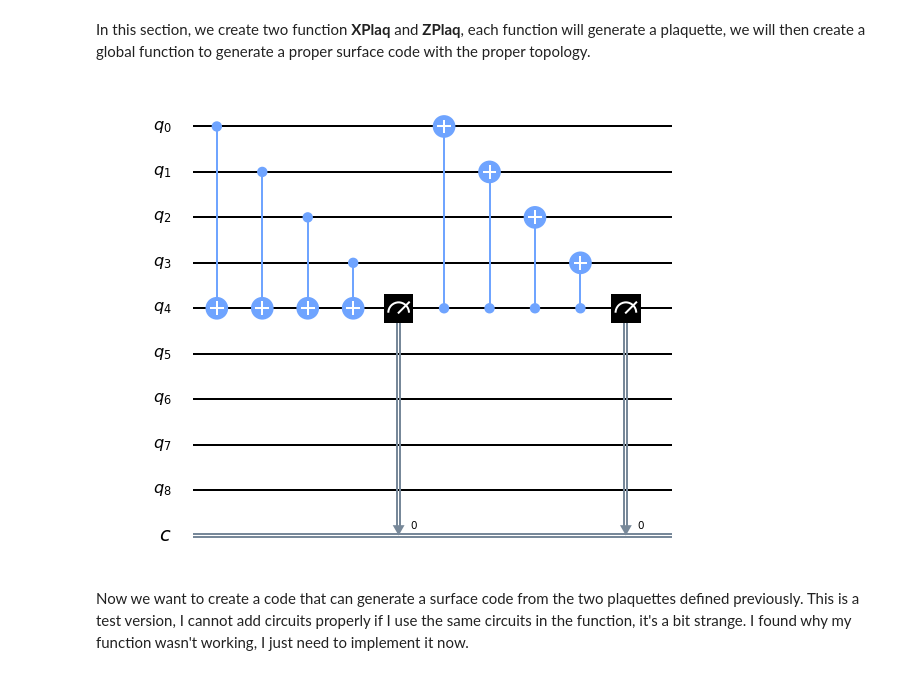
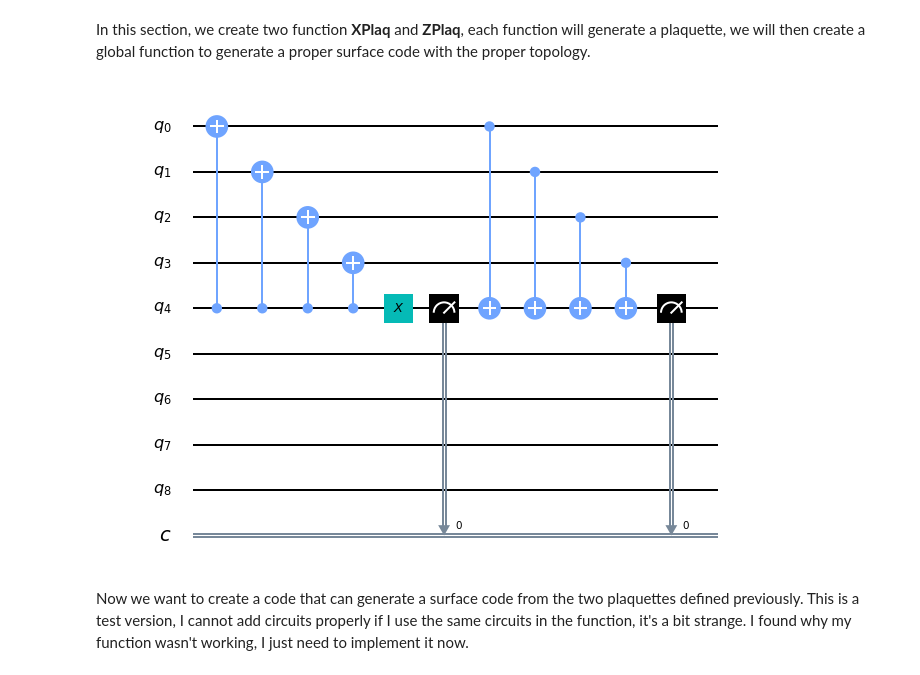
Before and after one commit to bguttel/Quantum-Computing--UGA, a Jupyter notebook: MinSurfCode_INPROGRESS.ipynb, the cells around one changed output. Saved outputs shown, nothing was run; the diff lists cells and outputs as text; code cells hidden in the pictures.

```diff
--- a/MinSurfCode_INPROGRESS.ipynb
+++ b/MinSurfCode_INPROGRESS.ipynb
@@ -17,34 +17,36 @@ In this section, we create two function __XPlaq__ and __ZPlaq__, each function w
 # %%
 N_plaq = 1
 N_qubit = 9
 #X_plaquette
 syndrome = 4
 
 def X_Plaq(syndrome,q1,q2,q3,q4,Classical_Circuit,circ_plaqX,N_qubit,N_plaq):
     circ_plaqX = QuantumCircuit(N_qubit,N_plaq)
-    circ_plaqX.cx(q1,syndrome)
-    circ_plaqX.cx(q2,syndrome)
-    circ_plaqX.cx(q3,syndrome)
-    circ_plaqX.cx(q4,syndrome)
+    circ_plaqX.cx(syndrome,q1)
+    circ_plaqX.cx(syndrome,q2)
+    circ_plaqX.cx(syndrome,q3)
+    circ_plaqX.cx(syndrome,q4)
+    circ_plaqX.x(syndrome)
     circ_plaqX.measure(syndrome,Classical_Circuit)
     return circ_plaqX
 circ_plaqZ = QuantumCircuit(9,N_plaq)
 #Z_plaquette
 circ_plaqZ = QuantumCircuit(N_qubit,N_plaq)
+
 def Z_Plaq(syndrome,q1,q2,q3,q4,Classical_Circuit,circ_plaqZ,N_qubit,N_plaq):
     circ_plaqZ = QuantumCircuit(N_qubit,N_plaq)
-    circ_plaqZ.cx(syndrome,q1)
-    circ_plaqZ.cx(syndrome,q2)
-    circ_plaqZ.cx(syndrome,q3)
-    circ_plaqZ.cx(syndrome,q4)
+    circ_plaqZ.cx(q1,syndrome)
+    circ_plaqZ.cx(q2,syndrome)
+    circ_plaqZ.cx(q3,syndrome)
+    circ_plaqZ.cx(q4,syndrome)
     circ_plaqZ.measure(syndrome,Classical_Circuit)
     return circ_plaqZ
 
 #X_Plaq(syndrome,0,1,2,3,0,circ_plaqX1,9,N_plaq).draw()
 a = X_Plaq(syndrome,0,1,2,3,0,circ_plaqZ,9,N_plaq) + Z_Plaq(syndrome,0,1,2,3,0,circ_plaqZ,9,N_plaq)
 a.draw()
 # %% [output]
-[figure, old version]
+[figure, new version]
 # %% [markdown]
 Now we want to create a code that can generate a surface code from the two plaquettes defined previously. This is a test version, I cannot add circuits properly if I use the same circuits in the function, it's a bit strange. I found why my function wasn't working, I just need to implement it now.
 # %%
```
Also changed, not shown: parts of 8 cells of this notebook.
